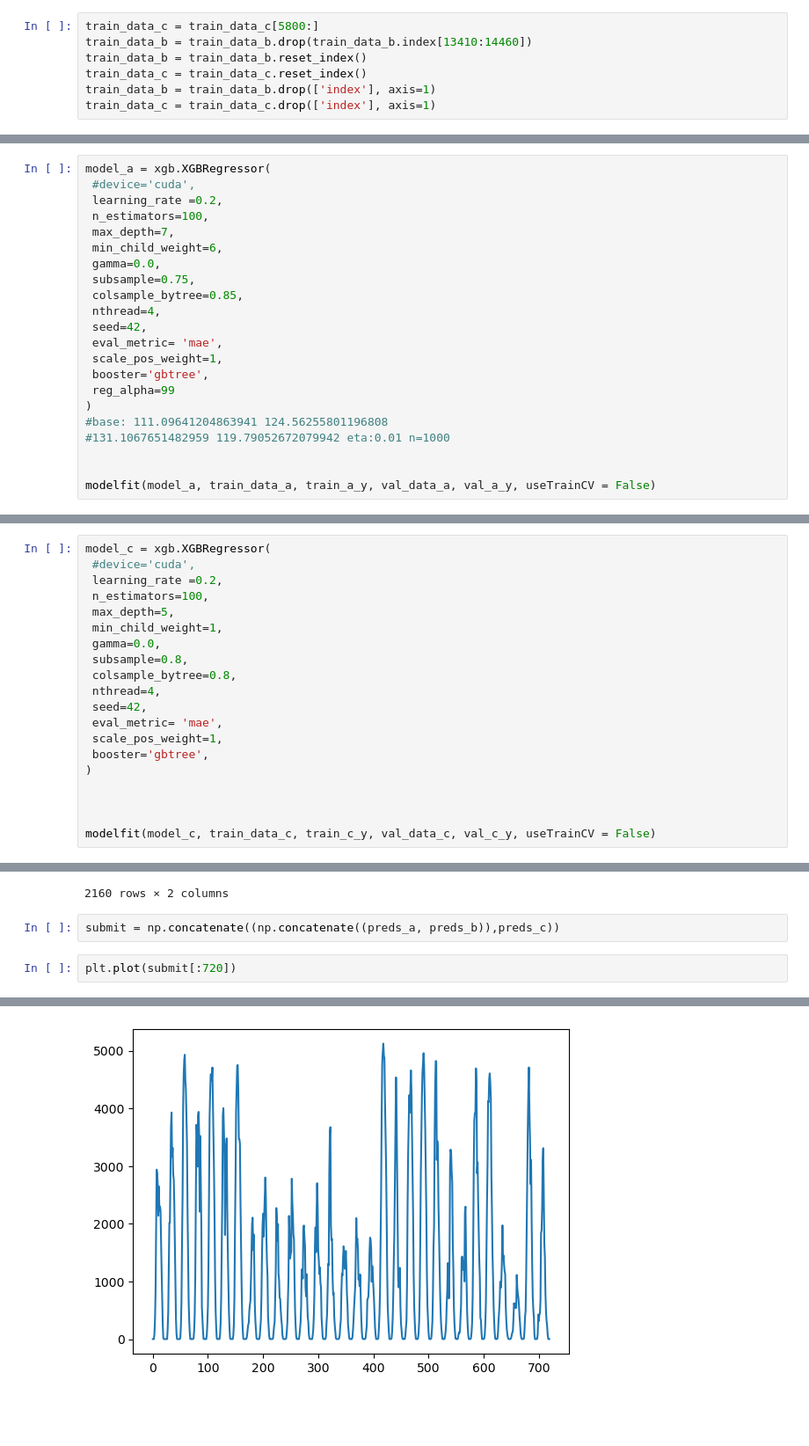
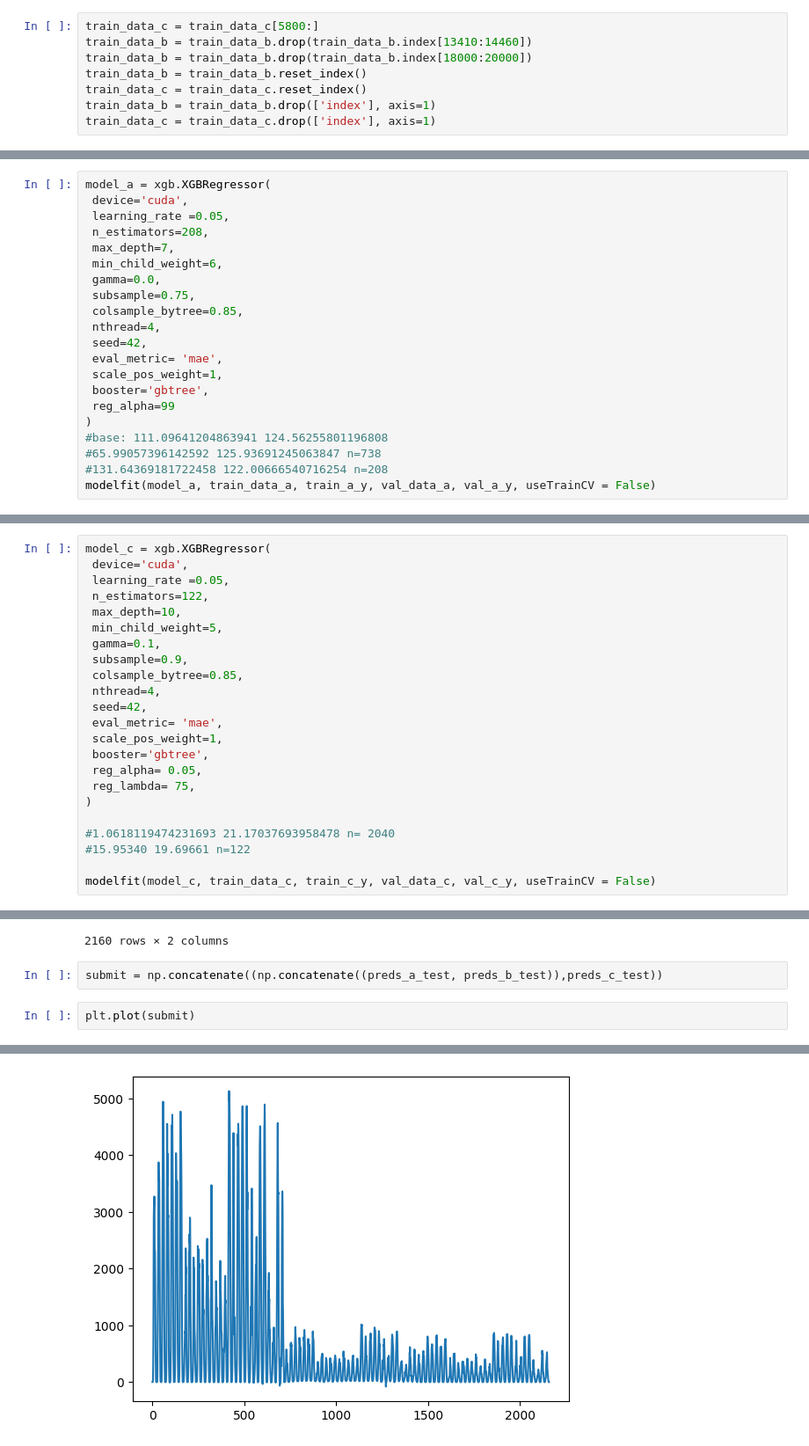
Before and after one commit to MartinSkatvedt/TDT4173-Machine-Learning, a Jupyter notebook: read_files.ipynb, the cells around one changed output, grey strips where cells are left out. Shown at 88% size. Drawn from its saved outputs; the diff is of its cells as text; blank space fills up the shorter version.

```diff
--- a/read_files.ipynb
+++ b/read_files.ipynb
@@ -235,6 +235,7 @@ drop_constanst_columns(train_data_c, val_data_c, test_c)
 # %%
 train_data_c = train_data_c[5800:]
 train_data_b = train_data_b.drop(train_data_b.index[13410:14460])
+train_data_b = train_data_b.drop(train_data_b.index[18000:20000])
 train_data_b = train_data_b.reset_index()
 train_data_c = train_data_c.reset_index()
 train_data_b = train_data_b.drop(['index'], axis=1)
@@ -289,8 +281,8 @@ gc.collect()
 # %%
 model_a = xgb.XGBRegressor(
- #device='cuda',
- learning_rate =0.2,
- n_estimators=100,
+ device='cuda',
+ learning_rate =0.05,
+ n_estimators=208,
  max_depth=7,
  min_child_weight=6,
  gamma=0.0,
@@ -304,8 +296,7 @@ model_a = xgb.XGBRegressor(
  reg_alpha=99
 )
 #base: 111.09641204863941 124.56255801196808
-#131.1067651482959 119.79052672079942 eta:0.01 n=1000
-
-
+#65.99057396142592 125.93691245063847 n=738
+#131.64369181722458 122.00666540716254 n=208
 modelfit(model_a, train_data_a, train_a_y, val_data_a, val_a_y, useTrainCV = False)
 # %% [output]
@@ -375,21 +364,24 @@ modelfit(model_b, train_data_b, train_b_y, val_data_b, val_b_y, useTrainCV = Tru
 # %%
 model_c = xgb.XGBRegressor(
- #device='cuda',
- learning_rate =0.2,
- n_estimators=100,
- max_depth=5,
- min_child_weight=1,
- gamma=0.0,
- subsample=0.8,
- colsample_bytree=0.8,
+ device='cuda',
+ learning_rate =0.05,
+ n_estimators=122,
+ max_depth=10,
+ min_child_weight=5,
+ gamma=0.1,
+ subsample=0.9,
+ colsample_bytree=0.85,
  nthread=4,
  seed=42,
  eval_metric= 'mae',
  scale_pos_weight=1,
  booster='gbtree',
+ reg_alpha= 0.05,
+ reg_lambda= 75,
 )
 
-
+#1.0618119474231693 21.17037693958478 n= 2040
+#15.95340 19.69661 n=122
 
 modelfit(model_c, train_data_c, train_c_y, val_data_c, val_c_y, useTrainCV = False)
 # %% [output]
@@ -847,12 +867,12 @@ sample_submission
 | 2159 | 2159 | 0 |
 2160 rows × 2 columns
 # %%
-submit = np.concatenate((np.concatenate((preds_a, preds_b)),preds_c))
+submit = np.concatenate((np.concatenate((preds_a_test, preds_b_test)),preds_c_test))
 # %%
-plt.plot(submit[:720])
+plt.plot(submit)
 # %% [output]
 [<matplotlib.lines.Line2D at 0x...>]
-[figure, old version]
+[figure, new version]
 # %%
 from datetime import datetime
 
```
Also changed, not shown: parts of 10 cells of this notebook, 1 other file.
